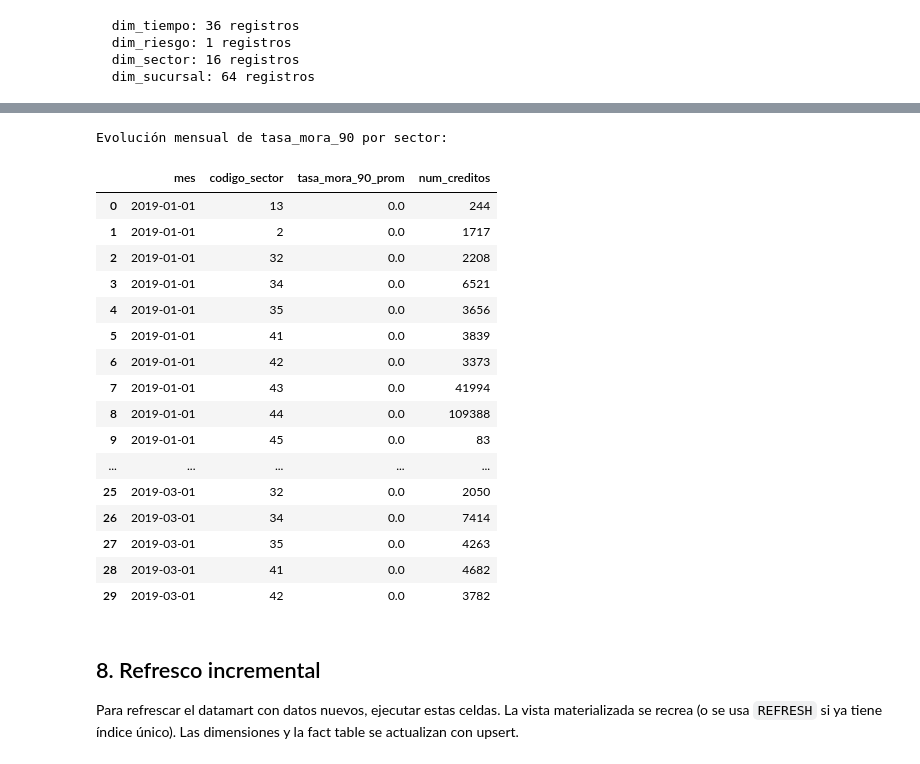
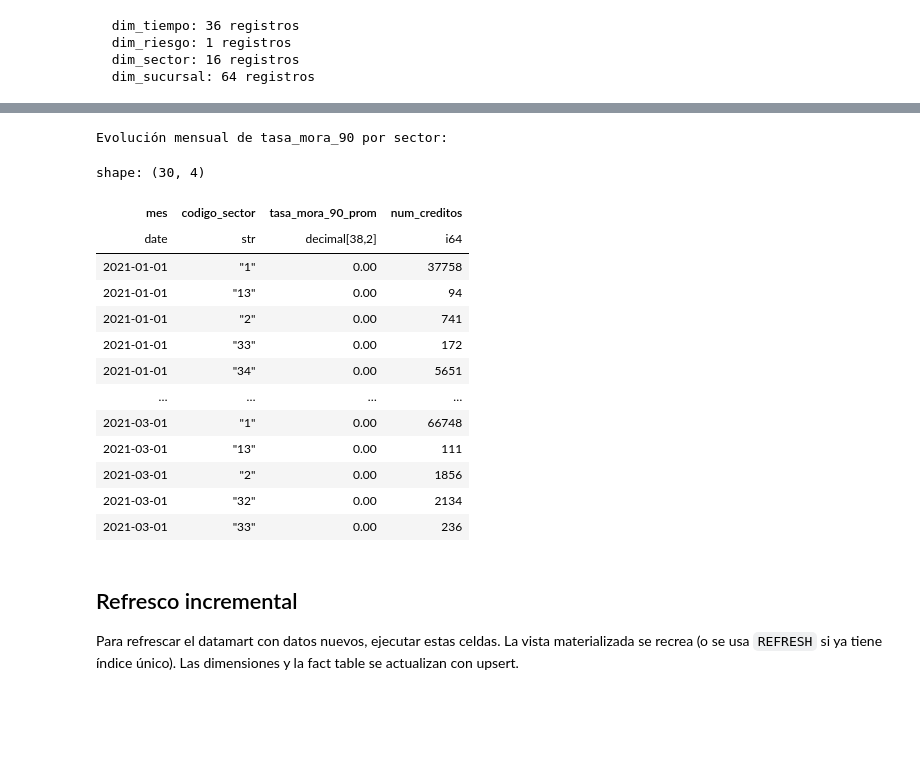
Before and after one commit to YahayUniversidad/IADegreeThesis, a Jupyter notebook: Desarrollo/noteBooks/datamart.ipynb, the cells around one changed output, grey strips where cells are left out. Saved outputs shown, nothing was run; the diff lists cells and outputs as text; code cells hidden in the pictures; blank space fills up the shorter version.

```diff
--- a/Desarrollo/noteBooks/datamart.ipynb
+++ b/Desarrollo/noteBooks/datamart.ipynb
@@ -50,15 +60,11 @@ DB_CONFIG = {
     "password": "admin123",
 }
 
-connection_string = (
-    f"postgresql://{DB_CONFIG['user']}:{DB_CONFIG['password']}"
-    f"@{DB_CONFIG['host']}:{DB_CONFIG['port']}/{DB_CONFIG['database']}"
+conn = psycopg2.connect(
+    host=DB_CONFIG['host'],
+    port=DB_CONFIG['port'],
+    dbname=DB_CONFIG['database'],
+    user=DB_CONFIG['user'],
+    password=DB_CONFIG['password']
 )
-engine = create_engine(connection_string)
-
-print("=" * 80)
-print("CREACIÓN DEL DATAMART ANALÍTICO")
-print("=" * 80)
-print(f"Base de datos: {DB_CONFIG['database']}")
-print(f"Fecha: {datetime.now().strftime('%Y-%m-%d %H:%M:%S')}")
-print("=" * 80)
+conn.autocommit = True
@@ -684,41 +331,38 @@ Top 10 bloques con mayor tasa_judicial promedio:
 # %%
 print("Evolución mensual de tasa_mora_90 por sector:")
-df_evol = pd.read_sql(
+df_evol = pl.read_database(
     """
     SELECT dt.mes, ds.codigo_sector,
            ROUND(AVG(f.tasa_mora_90), 2) AS tasa_mora_90_prom,
            SUM(f.num_creditos) AS num_creditos
     FROM fact_creditos_mensual f
     JOIN dim_tiempo dt ON f.id_tiempo = dt.id_tiempo
     JOIN dim_sector ds ON f.id_sector = ds.id_sector
     GROUP BY dt.mes, ds.codigo_sector
     ORDER BY dt.mes, ds.codigo_sector
     LIMIT 30
     """,
-    engine
+    conn
 )
 df_evol
 # %% [output]
 Evolución mensual de tasa_mora_90 por sector:
+shape: (30, 4)
-|  | mes | codigo_sector | tasa_mora_90_prom | num_creditos |
-| 0 | 2019-01-01 | 13 | 0.0 | 244 |
-| 1 | 2019-01-01 | 2 | 0.0 | 1717 |
-| 2 | 2019-01-01 | 32 | 0.0 | 2208 |
-| 3 | 2019-01-01 | 34 | 0.0 | 6521 |
-| 4 | 2019-01-01 | 35 | 0.0 | 3656 |
-| 5 | 2019-01-01 | 41 | 0.0 | 3839 |
-| 6 | 2019-01-01 | 42 | 0.0 | 3373 |
-| 7 | 2019-01-01 | 43 | 0.0 | 41994 |
-| 8 | 2019-01-01 | 44 | 0.0 | 109388 |
-| 9 | 2019-01-01 | 45 | 0.0 | 83 |
-| ... | ... | ... | ... | ... |
-| 25 | 2019-03-01 | 32 | 0.0 | 2050 |
-| 26 | 2019-03-01 | 34 | 0.0 | 7414 |
-| 27 | 2019-03-01 | 35 | 0.0 | 4263 |
-| 28 | 2019-03-01 | 41 | 0.0 | 4682 |
-| 29 | 2019-03-01 | 42 | 0.0 | 3782 |
+| mes | codigo_sector | tasa_mora_90_prom | num_creditos |
+| date | str | decimal[38,2] | i64 |
+| 2021-01-01 | "1" | 0.00 | 37758 |
+| 2021-01-01 | "13" | 0.00 | 94 |
+| 2021-01-01 | "2" | 0.00 | 741 |
+| 2021-01-01 | "33" | 0.00 | 172 |
+| 2021-01-01 | "34" | 0.00 | 5651 |
+| … | … | … | … |
+| 2021-03-01 | "1" | 0.00 | 66748 |
+| 2021-03-01 | "13" | 0.00 | 111 |
+| 2021-03-01 | "2" | 0.00 | 1856 |
+| 2021-03-01 | "32" | 0.00 | 2134 |
+| 2021-03-01 | "33" | 0.00 | 236 |
 # %% [markdown]
-## 8. Refresco incremental
+## Refresco incremental
 
 Para refrescar el datamart con datos nuevos, ejecutar estas celdas.
 La vista materializada se recrea (o se usa `REFRESH` si ya tiene índice único).
```
Also changed, not shown: parts of 20 cells of this notebook, 12 other files.
